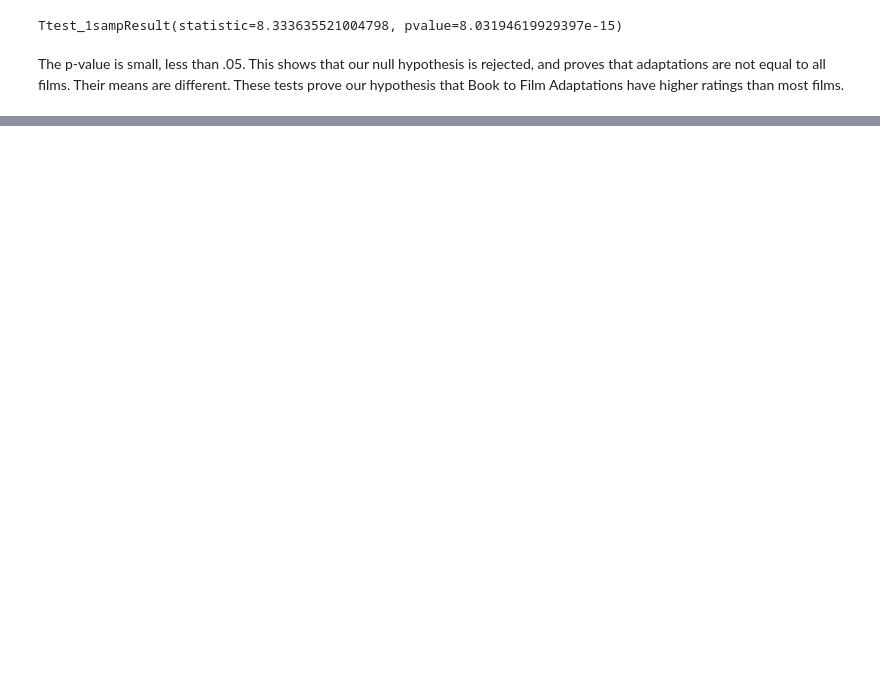
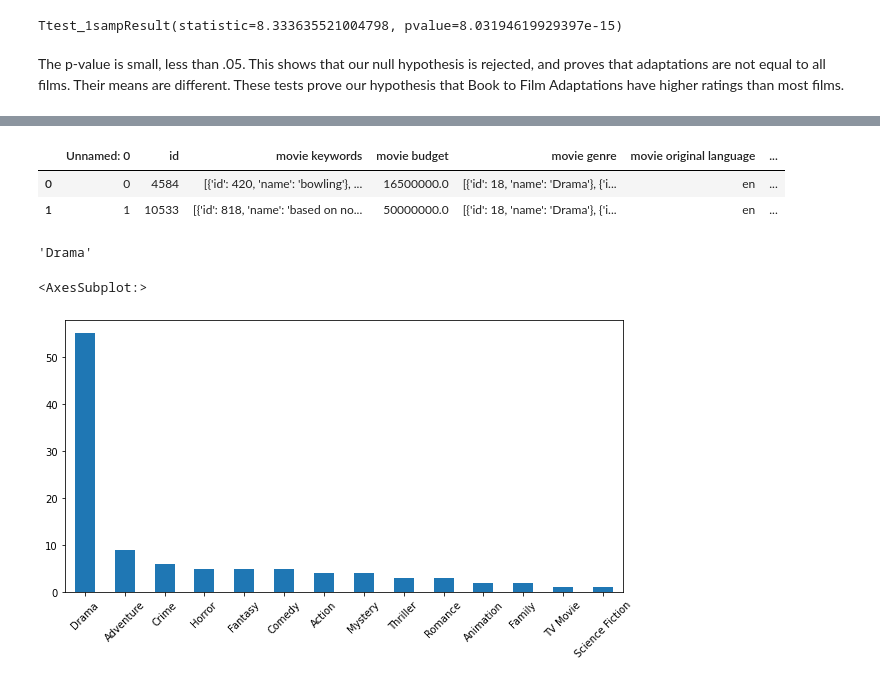
Before and after one commit to laurenemilyto/film_adapatation_success, a Jupyter notebook: Lauren Analysis.ipynb, the cells around one changed output, grey strips where cells are left out. Saved outputs shown, nothing was run; the diff lists cells and outputs as text; code cells hidden in the pictures; blank space fills up the shorter version.

Commit message:
Genre ANOVA

```diff
--- a/Lauren Analysis.ipynb
+++ b/Lauren Analysis.ipynb
@@ -229,5 +187,0 @@ drama.shape
-# %%
-x = reviews.iloc[:, :-1].values.repeat(reviews['movie genre'].apply(len), 0)
-y = reviews['movie genre'].apply(pd.Series).stack().values.reshape(-1, 1)
-out = pd.DataFrame(np.hstack((x, y)), columns=df.columns)
-print(out)
@@ -254,0 +205,22 @@ df.boxplot("mosq", by="treatment", figsize=(20, 10))
+# %%
+reviews.head(2)
+# %% [output]
+|  | Unnamed: 0 | id | movie keywords | movie budget | movie genre | movie original language | ... |
+| 0 | 0 | 4584 | [{'id': 420, 'name': 'bowling'}, ... | 16500000.0 | [{'id': 18, 'name': 'Drama'}, {'i... | en | ... |
+| 1 | 1 | 10533 | [{'id': 818, 'name': 'based on no... | 50000000.0 | [{'id': 18, 'name': 'Drama'}, {'i... | en | ... |
+# %%
+# Get values from nested dict
+import ast # abstract syntax trees (given a string of python, eval as python code) can be used by hackers
+ast.literal_eval(reviews.iloc[0,4])[0]['name'] # literal eval, treat string as dict
+# %% [output]
+'Drama'
+# %%
+# lambda x (input) : (output)
+reviews['movie genre'] = reviews['movie genre'].apply(lambda x:ast.literal_eval(x)[0]['name'])
+# %%
+# Plot most commonly occuring film adaptation genres
+genre_graph = reviews['movie genre'].value_counts()
+genre_graph.plot(kind='bar', figsize=(10,5), rot=45)
+# %% [output]
+<AxesSubplot:>
+[figure, added]
```
Also changed, not shown: parts of 28 cells of this notebook.
